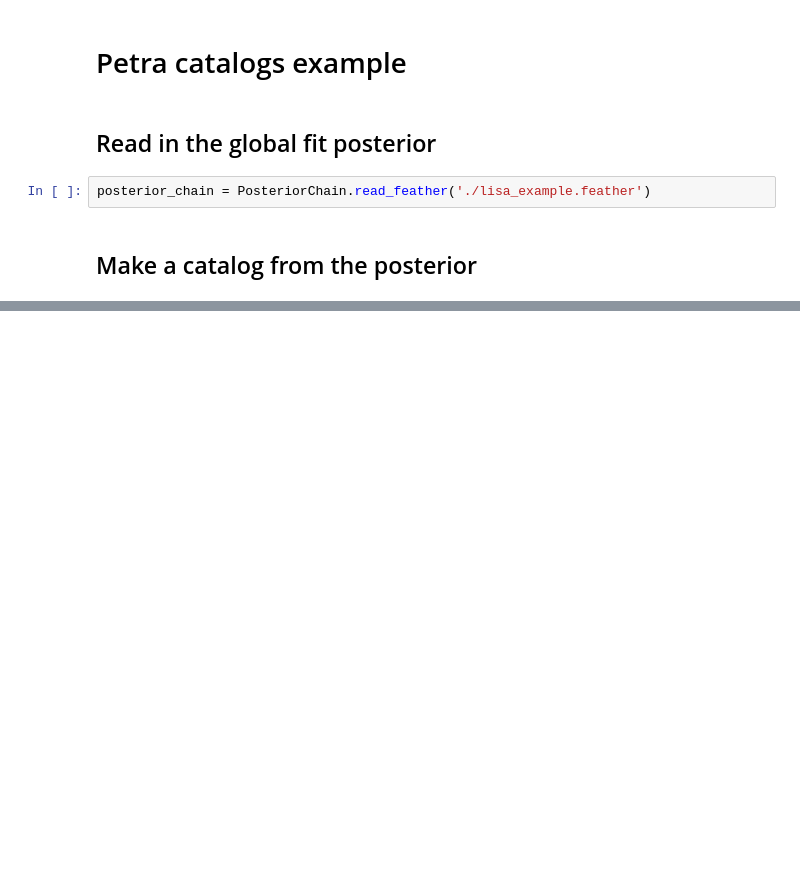
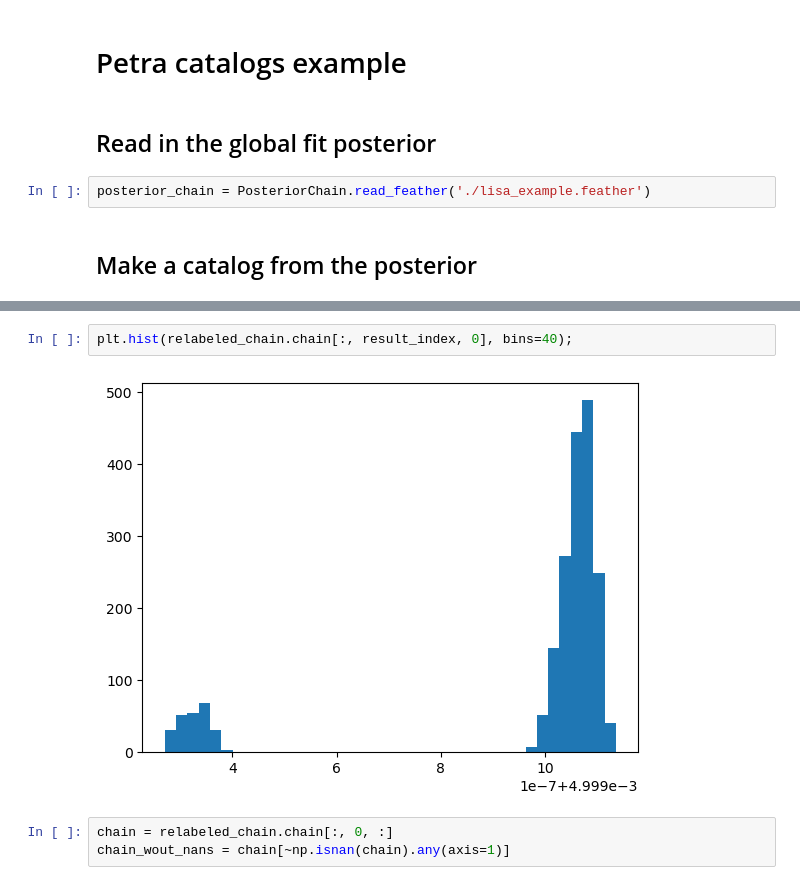
Before and after one commit to AaronDJohnson/petra_catalogs, a Jupyter notebook: example_notebooks/lisa_example.ipynb, the cells around one changed output, grey strips where cells are left out. Drawn from its saved outputs; the diff is of its cells as text; blank space fills up the shorter version.

```diff
--- a/example_notebooks/lisa_example.ipynb
+++ b/example_notebooks/lisa_example.ipynb
@@ -64,0 +65,7 @@ plt.show()
+# %%
+plt.hist(relabeled_chain.chain[:, result_index, 0], bins=40);
+# %% [output]
+[figure, added]
+# %%
+chain = relabeled_chain.chain[:, 0, :]
+chain_wout_nans = chain[~np.isnan(chain).any(axis=1)]
```
Also changed, not shown: parts of 9 cells of this notebook, 6 other files.
